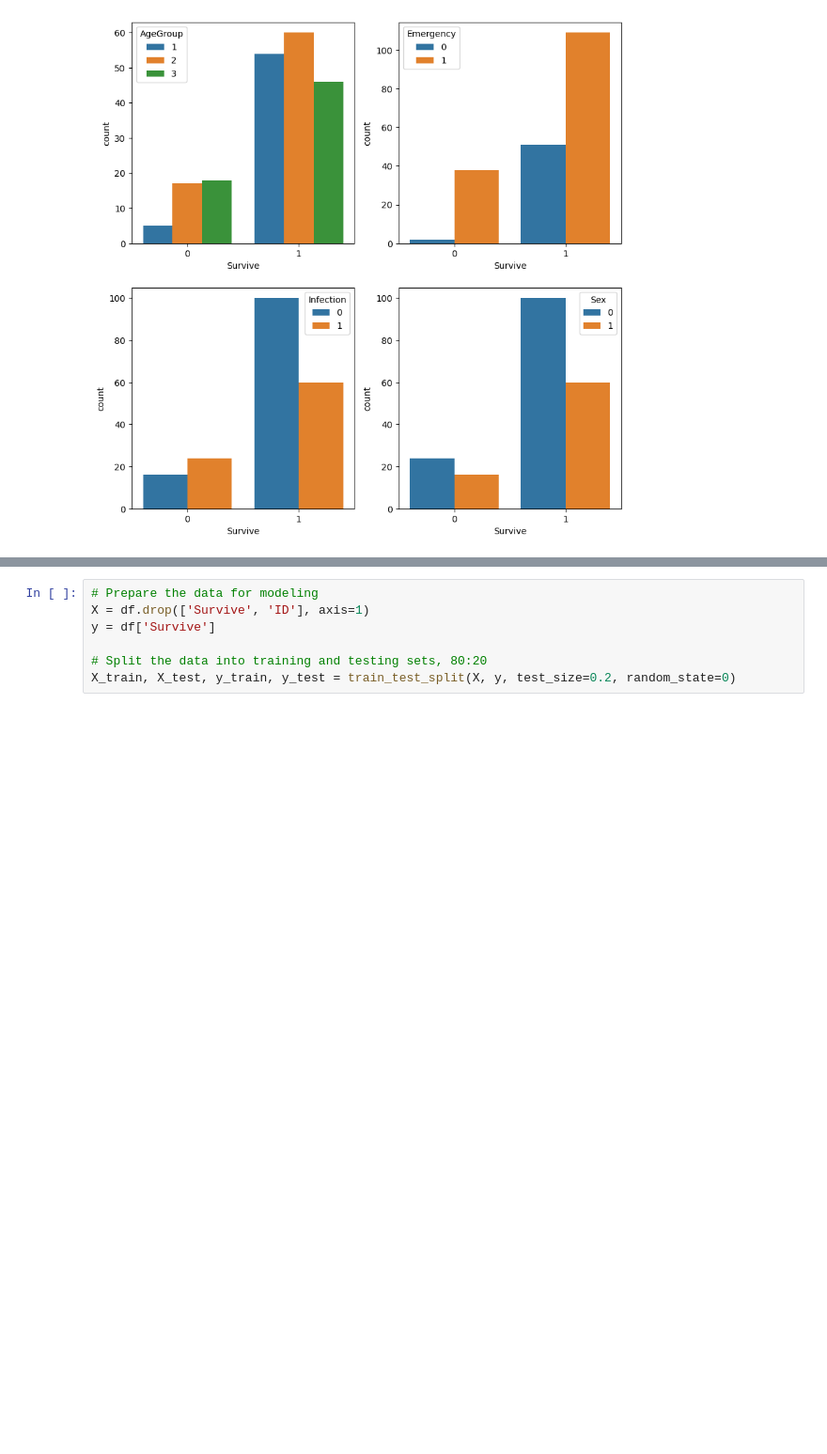
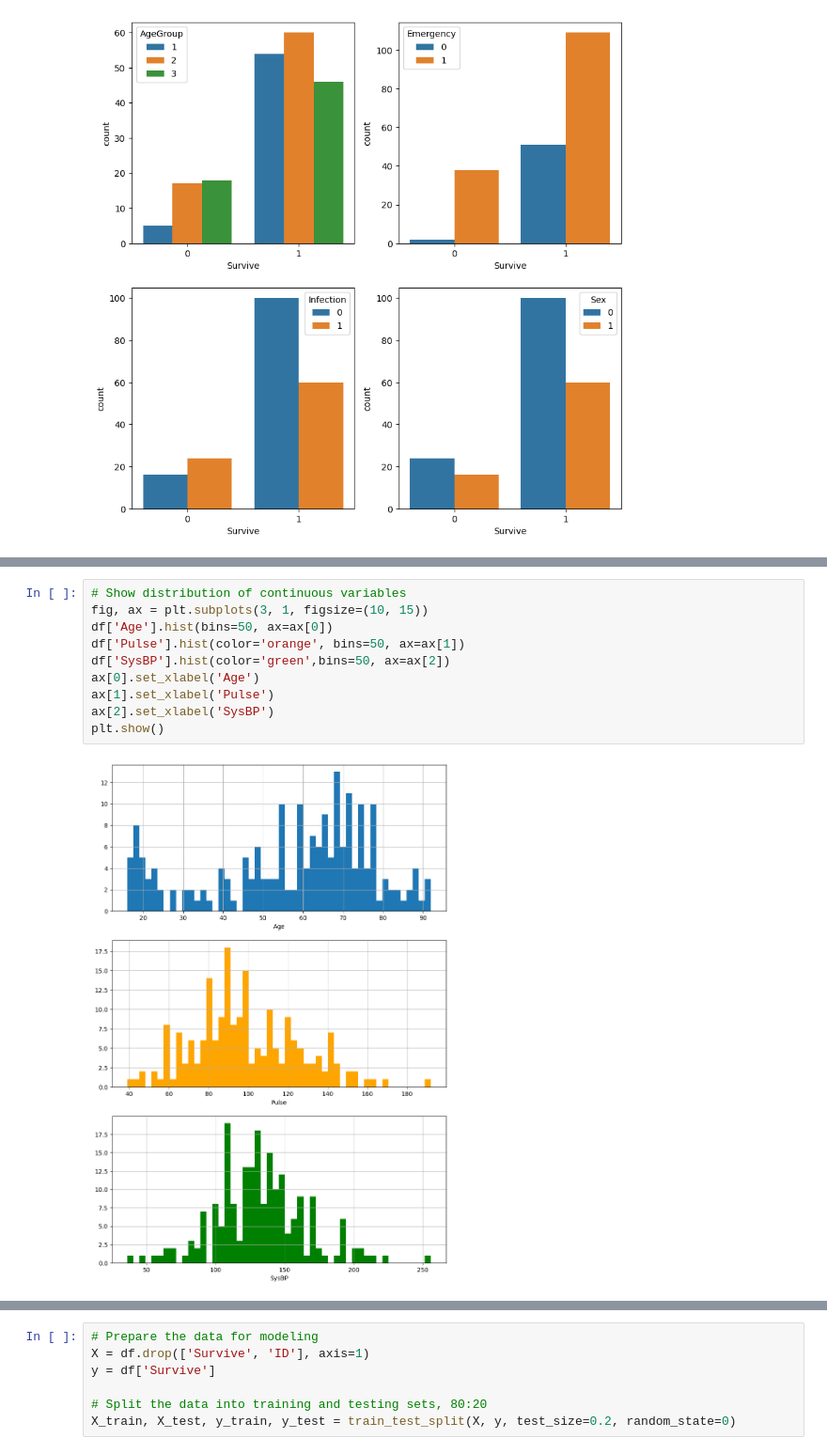
Before and after one commit to keychain8/SGH_assignment, a Jupyter notebook: main.ipynb, the cells around one changed output, grey strips where cells are left out. Shown at 94% size. Cells and saved outputs as stored; diff of their text form; blank space fills up the shorter version.

```diff
--- a/main.ipynb
+++ b/main.ipynb
@@ -99 +165,13 @@ fig.show()
+# %%
+# Show distribution of continuous variables
+fig, ax = plt.subplots(3, 1, figsize=(10, 15))
+df['Age'].hist(bins=50, ax=ax[0])
+df['Pulse'].hist(color='orange', bins=50, ax=ax[1])
+df['SysBP'].hist(color='green',bins=50, ax=ax[2])
+ax[0].set_xlabel('Age')
+ax[1].set_xlabel('Pulse')
+ax[2].set_xlabel('SysBP')
+plt.show()
+# %% [output]
+[figure, added]
 # %%
```
Also changed, not shown: parts of 22 cells of this notebook.
